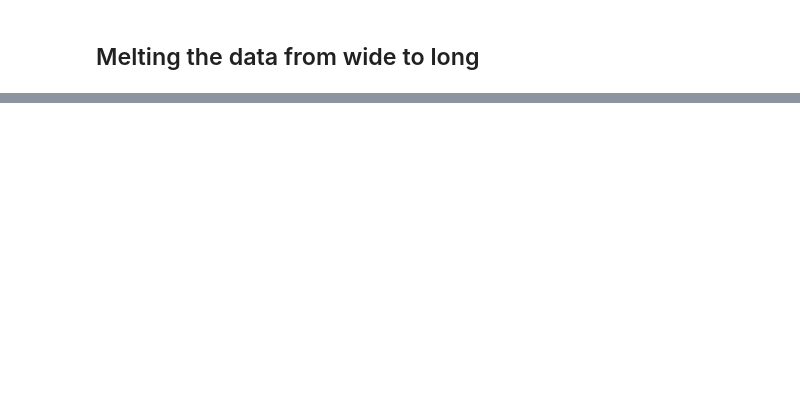
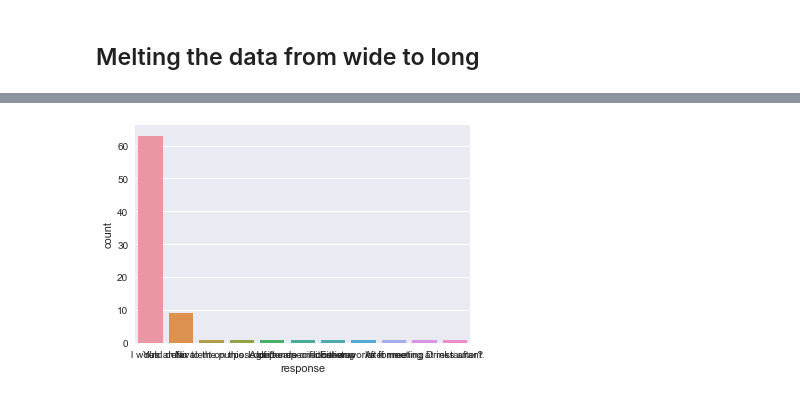
Before and after one commit to madison-python/new-meetup-survey, a Jupyter notebook: madpy-survey-results.ipynb, the cells around one changed output, grey strips where cells are left out. Cells and saved outputs as stored; diff of their text form; code cells hidden in the pictures; blank space fills up the shorter version.

```diff
--- a/madpy-survey-results.ipynb
+++ b/madpy-survey-results.ipynb
@@ -84,0 +177,4 @@ responses.apply?
+# %%
+plot_counts('q3')
+# %% [output]
+[figure, added]
```
Also changed, not shown: parts of 21 cells of this notebook.
